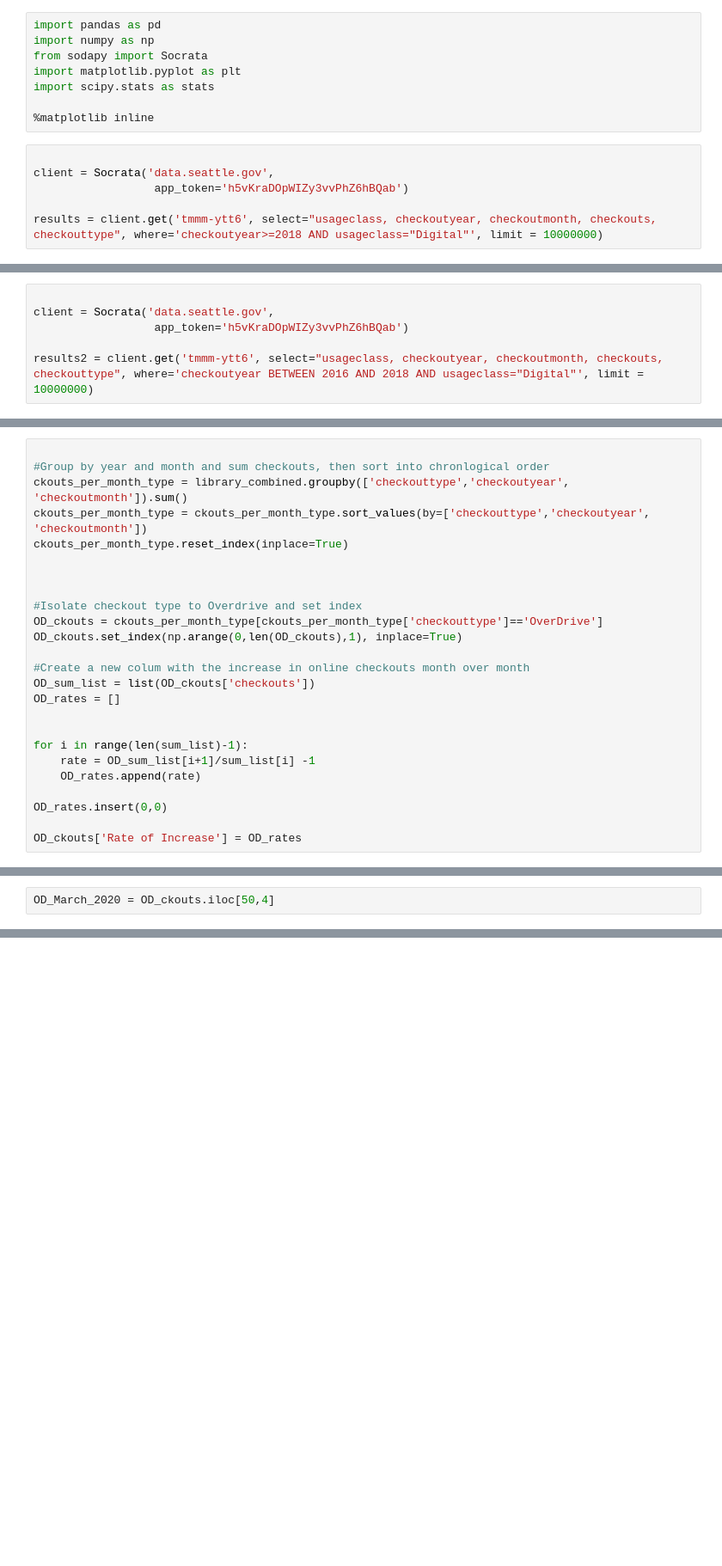
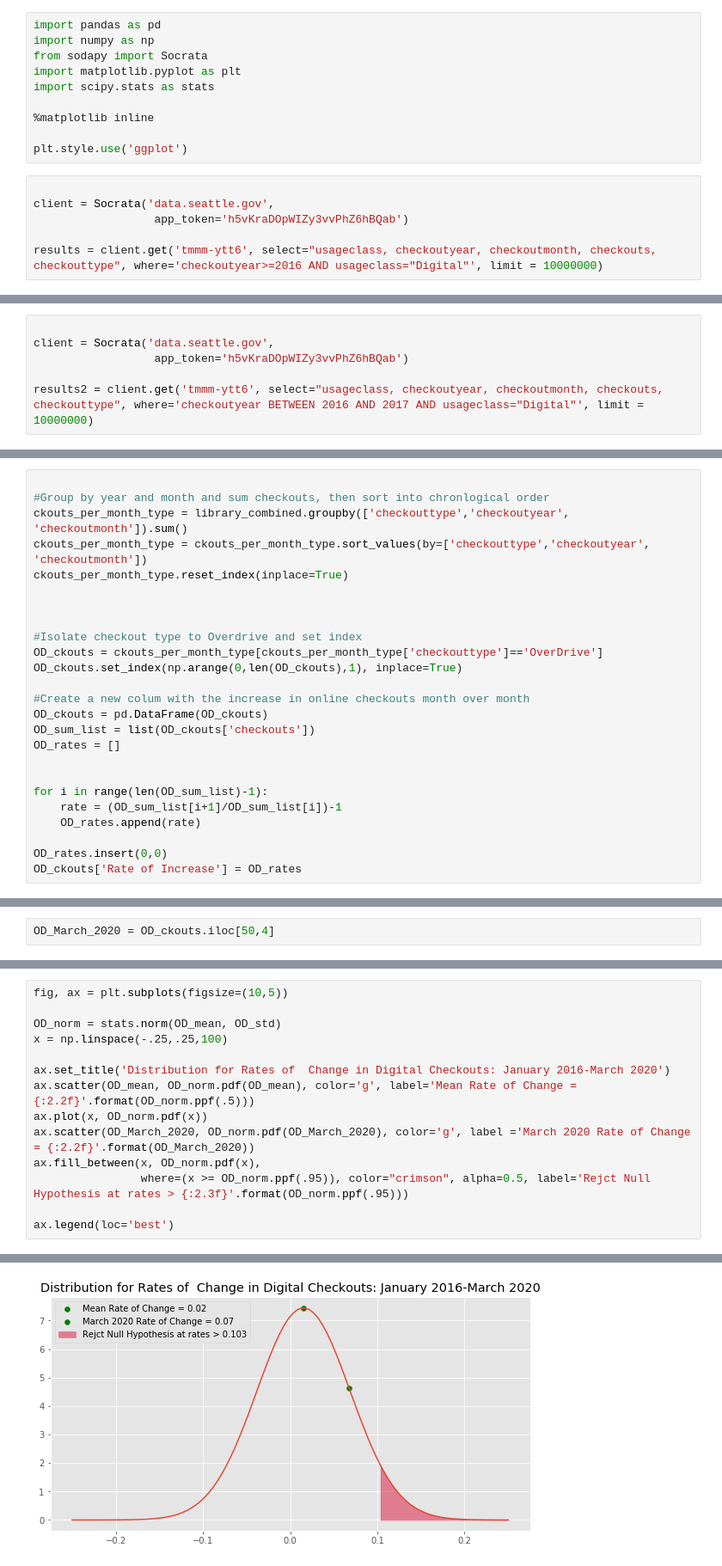
Before and after one commit to TheMrLively/seattle_library, a Jupyter notebook: seattle_library.ipynb, the cells around one changed output, grey strips where cells are left out. Shown: that part at 86% size. Drawn from its saved outputs; the diff is of its cells as text; blank space fills up the shorter version.

```diff
--- a/seattle_library.ipynb
+++ b/seattle_library.ipynb
@@ -10,12 +10,14 @@ import matplotlib.pyplot as plt
 import scipy.stats as stats
 
 %matplotlib inline
+
+plt.style.use('ggplot')
 # %%
 
 client = Socrata('data.seattle.gov',
                   app_token='h5vKraDOpWIZy3vvPhZ6hBQab')
 
-results = client.get('tmmm-ytt6', select="usageclass, checkoutyear, checkoutmonth, checkouts, checkouttype", where='checkoutyear>=2018 AND usageclass="Digital"', limit = 10000000)
+results = client.get('tmmm-ytt6', select="usageclass, checkoutyear, checkoutmonth, checkouts, checkouttype", where='checkoutyear>=2016 AND usageclass="Digital"', limit = 10000000)
 # %%
 len(results)
 # %% [output]
@@ -210,7 +212,7 @@ OD_checkouts.iloc[26, 4]
 client = Socrata('data.seattle.gov',
                   app_token='h5vKraDOpWIZy3vvPhZ6hBQab')
 
-results2 = client.get('tmmm-ytt6', select="usageclass, checkoutyear, checkoutmonth, checkouts, checkouttype", where='checkoutyear BETWEEN 2016 AND 2018 AND usageclass="Digital"', limit = 10000000)
+results2 = client.get('tmmm-ytt6', select="usageclass, checkoutyear, checkoutmonth, checkouts, checkouttype", where='checkoutyear BETWEEN 2016 AND 2017 AND usageclass="Digital"', limit = 10000000)
 # %%
 library_df2 = pd.DataFrame.from_records(results2)
 # %%
@@ -239,14 +241,14 @@ OD_ckouts = ckouts_per_month_type[ckouts_per_month_type['checkouttype']=='OverDr
 OD_ckouts.set_index(np.arange(0,len(OD_ckouts),1), inplace=True)
 
 #Create a new colum with the increase in online checkouts month over month
+OD_ckouts = pd.DataFrame(OD_ckouts)
 OD_sum_list = list(OD_ckouts['checkouts'])
 OD_rates = []
 
 
-for i in range(len(sum_list)-1):
-    rate = OD_sum_list[i+1]/sum_list[i] -1
+for i in range(len(OD_sum_list)-1):
+    rate = (OD_sum_list[i+1]/OD_sum_list[i])-1
     OD_rates.append(rate)
 
 OD_rates.insert(0,0)
-
 OD_ckouts['Rate of Increase'] = OD_rates
@@ -295,0 +261,15 @@ ax.fill_between(x, OD_binom.pdf(x),
+# %%
+fig, ax = plt.subplots(figsize=(10,5))
+
+OD_norm = stats.norm(OD_mean, OD_std)
+x = np.linspace(-.25,.25,100)
+
+ax.set_title('Distribution for Rates of  Change in Digital Checkouts: January 2016-March 2020')
+ax.scatter(OD_mean, OD_norm.pdf(OD_mean), color='g', label='Mean Rate of Change = {:2.2f}'.format(OD_norm.ppf(.5)))
+ax.plot(x, OD_norm.pdf(x))
+ax.scatter(OD_March_2020, OD_norm.pdf(OD_March_2020), color='g', label ='March 2020 Rate of Change = {:2.2f}'.format(OD_March_2020))
+ax.fill_between(x, OD_norm.pdf(x),
+                where=(x >= OD_norm.ppf(.95)), color="crimson", alpha=0.5, label='Rejct Null Hypothesis at rates > {:2.3f}'.format(OD_norm.ppf(.95)))
+
+ax.legend(loc='best')
+# %% [output]
@@ -295,0 +277 @@ ax.fill_between(x, OD_binom.pdf(x),
+[figure, added]
```
Also changed, not shown: parts of 10 cells of this notebook, 4 other files.
